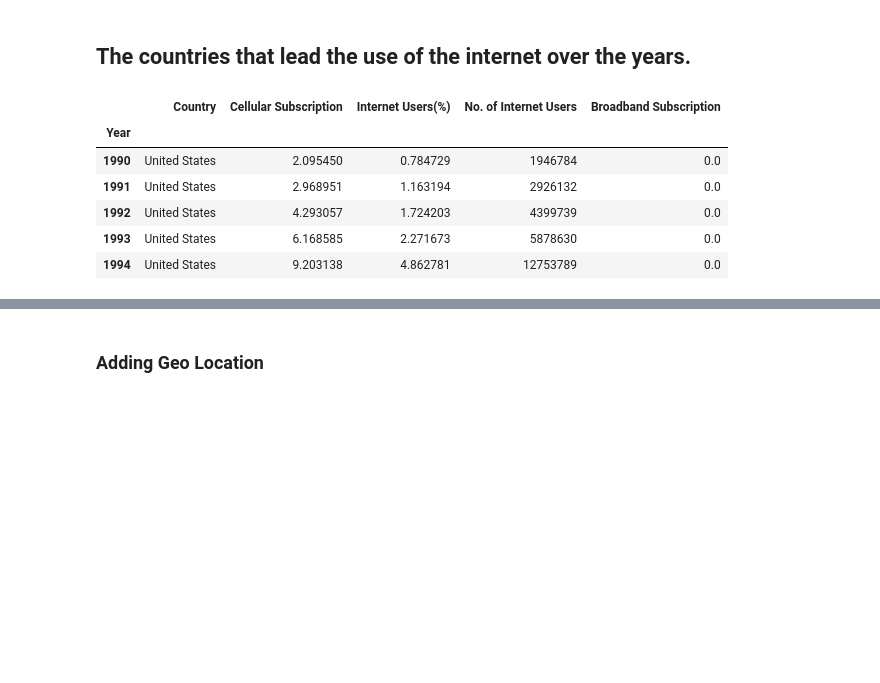
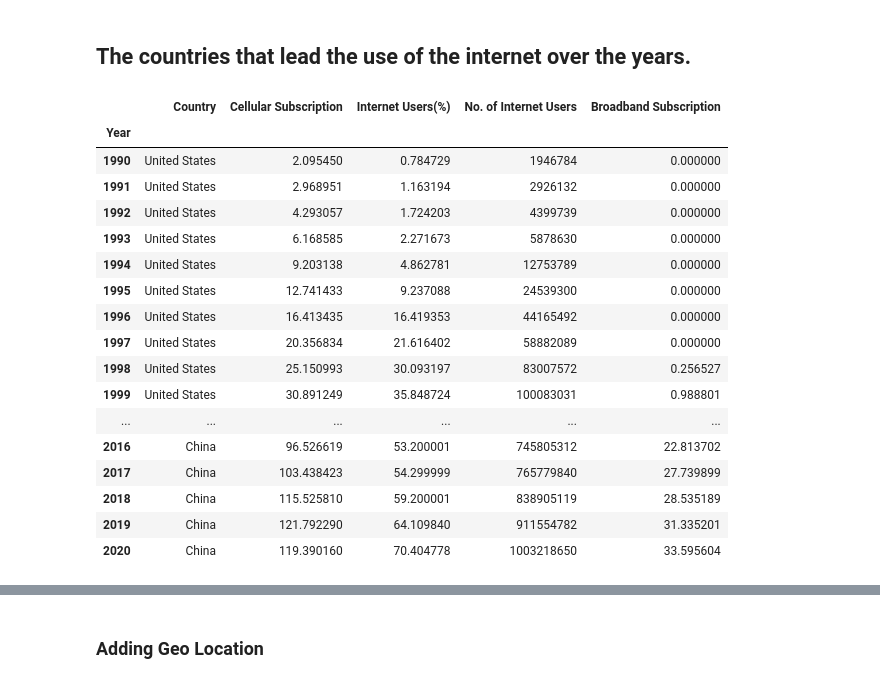
Before and after one commit to FelipeJdanov/Project_1, a Jupyter notebook: Internet_History/internet_history.ipynb, the cells around one changed output, grey strips where cells are left out. Saved outputs shown, nothing was run; the diff lists cells and outputs as text; code cells hidden in the pictures; blank space fills up the shorter version.

```diff
--- a/Internet_History/internet_history.ipynb
+++ b/Internet_History/internet_history.ipynb
@@ -232,31 +239,42 @@ global_Internet_users_df.hvplot.bar(
 # %%
 # The countries that have led the way in internet usage over the years.
 
 # drop the rows about World
 global_Internet_df = global_Internet_users_df[~global_Internet_users_df["Country"].isin(
     ["World", 'North America','Europe and Central Asia','European Union',
      'High income','Low and middle income','Low income',
      'Lower middle income','Middle East and North Africa',
      'South Asia','Sub-Saharan Africa','Upper middle income']
 )
 ]
 # Get the hightest No. of Internet Users in each year
 max_global_Internet_df = global_Internet_df.groupby(["Year"]).max('No. of Internet Users')
 
 # Filter the countries with the hightest No. of Internet Users in each year
 global_lead_internet_user = global_Internet_df[global_Internet_df['No. of Internet Users'].isin(max_global_Internet_df['No. of Internet Users'])]
 global_lead_internet_user = global_lead_internet_user.sort_values(by='Year', ascending=True).set_index('Year')
 
 # display(global_Internet_users_df.loc[global_Internet_users_df['Year'] == 1991].sort_values(by='No. of Internet Users', ascending=False).head(10))
-global_lead_internet_user.head()
+global_lead_internet_user.head(40)
 # %% [output]
 |  | Country | Cellular Subscription | Internet Users(%) | No. of Internet Users | Broadband Subscription |
 | Year |  |  |  |  |  |
-| 1990 | United States | 2.095450 | 0.784729 | 1946784 | 0.0 |
-| 1991 | United States | 2.968951 | 1.163194 | 2926132 | 0.0 |
-| 1992 | United States | 4.293057 | 1.724203 | 4399739 | 0.0 |
-| 1993 | United States | 6.168585 | 2.271673 | 5878630 | 0.0 |
-| 1994 | United States | 9.203138 | 4.862781 | 12753789 | 0.0 |
+| 1990 | United States | 2.095450 | 0.784729 | 1946784 | 0.000000 |
+| 1991 | United States | 2.968951 | 1.163194 | 2926132 | 0.000000 |
+| 1992 | United States | 4.293057 | 1.724203 | 4399739 | 0.000000 |
+| 1993 | United States | 6.168585 | 2.271673 | 5878630 | 0.000000 |
+| 1994 | United States | 9.203138 | 4.862781 | 12753789 | 0.000000 |
+| 1995 | United States | 12.741433 | 9.237088 | 24539300 | 0.000000 |
+| 1996 | United States | 16.413435 | 16.419353 | 44165492 | 0.000000 |
+| 1997 | United States | 20.356834 | 21.616402 | 58882089 | 0.000000 |
+| 1998 | United States | 25.150993 | 30.093197 | 83007572 | 0.256527 |
+| 1999 | United States | 30.891249 | 35.848724 | 100083031 | 0.988801 |
+| ... | ... | ... | ... | ... | ... |
+| 2016 | China | 96.526619 | 53.200001 | 745805312 | 22.813702 |
+| 2017 | China | 103.438423 | 54.299999 | 765779840 | 27.739899 |
+| 2018 | China | 115.525810 | 59.200001 | 838905119 | 28.535189 |
+| 2019 | China | 121.792290 | 64.109840 | 911554782 | 31.335201 |
+| 2020 | China | 119.390160 | 70.404778 | 1003218650 | 33.595604 |
 # %%
 global_lead_internet_user_bar = global_lead_internet_user.hvplot.bar(
     x= 'Year',
```
Also changed, not shown: parts of 9 cells of this notebook, 1 other file.
